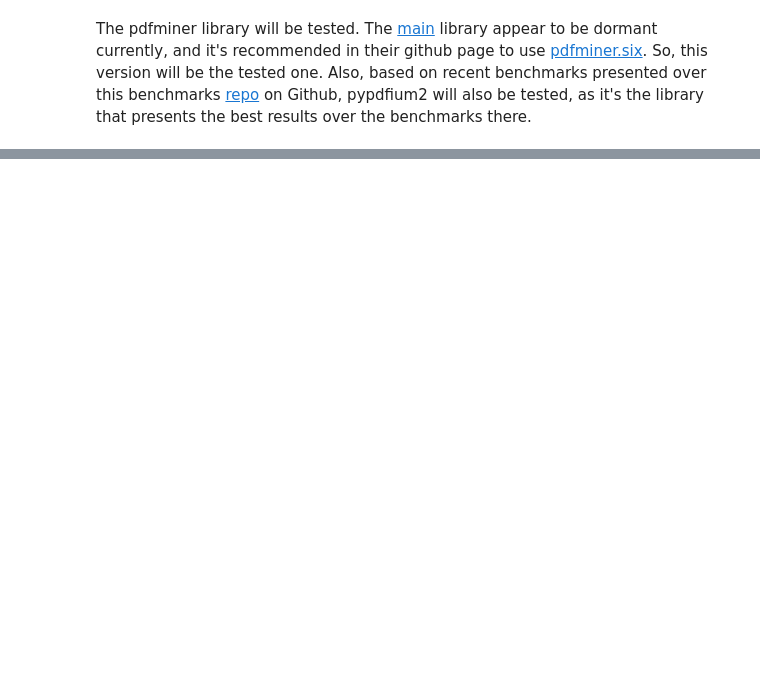
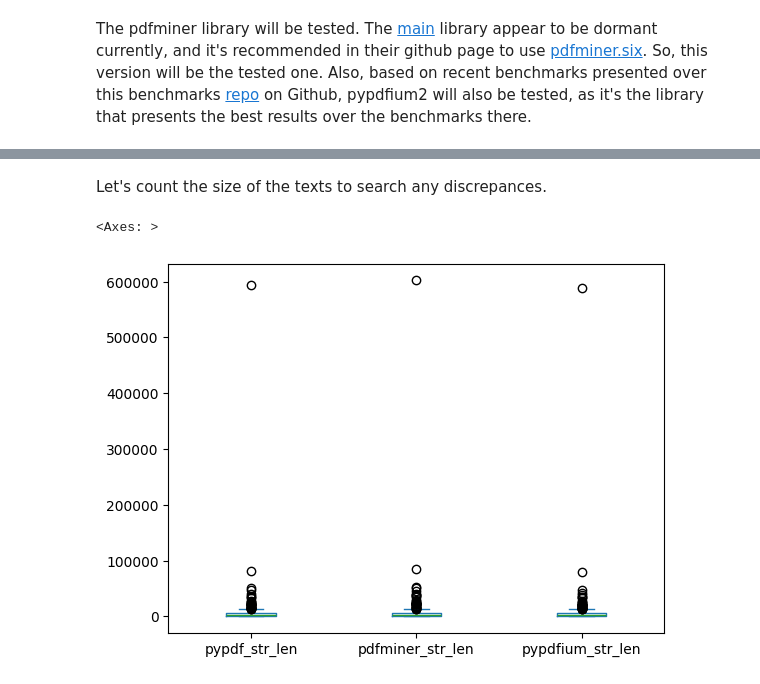
Before and after one commit to gbieul/sumarizacao-b3, a Jupyter notebook: notebooks/b3_scraper_explora.ipynb, the cells around one changed output, grey strips where cells are left out. Saved outputs shown, nothing was run; the diff lists cells and outputs as text; code cells hidden in the pictures; blank space fills up the shorter version.

Commit message:
Added some analysis regarding the initial raw texts

```diff
--- a/notebooks/b3_scraper_explora.ipynb
+++ b/notebooks/b3_scraper_explora.ipynb
@@ -21,5 +33,6 @@ def _fetch_page_content(page_num=1):
 # %%
 def _get_pdf_content(url):
+    """Helper function to scrape_b3 function."""
 
-  # ToDo - retry on except
-  return requests.get(url)
+      # ToDo - retry on except
+      return requests.get(url)
@@ -29,5 +39,13 @@ from random import randint
 # %%
 def scrape_b3(page_num):
+    """
+    Fetches communications from B3 website using BeautifulSoup.
+    This function is prepared to work with multiprocessing in order to
+    execute faster.
+    """
+    # This has been added in order to avoid apparent rate limits.
+    # Without this, the process would never end, being stuck at some
+    # random pagination number
     if page_num % 5 == 0:
         sleep(randint(0,10))
 
@@ -60,7 +78,17 @@ def scrape_b3(page_num):
         with open(file_name, 'wb') as f:
             f.write(pdf_bytes)
 
-        return pd.DataFrame(data, columns=["published_date", "published_title", "published_abstract", "published_subject", "url", "file_name"])
+        return pd.DataFrame(
+            data,
+            columns=[
+                "published_date",
+                "published_title",
+                "published_abstract",
+                "published_subject",
+                "url",
+                "file_name"
+            ]
+        )
 # %%
 num_processes = 4
 pagination = [i for i in range(1, 285)] # There are 284 pages as of 2023-10-29
@@ -210,0 +224,16 @@ pd.read_parquet("../data/list_b3_pdf_comparison.parquet")
+# %% [markdown]
+Let's count the size of the texts to search any discrepances.
+# %%
+libs = ["pypdf", "pdfminer", "pypdfium"]
+
+for lib in libs:
+    df_replaced[f"{lib}_str_len"] = df_replaced[f"{lib}_extraction"].str.len()
+# %%
+# Now, let's analyze how the text sizer differ between the libraries
+for lib_1, lib_2 in combinations(libs, 2):
+    df_replaced[f"{lib_1}_{lib_2}_diff"] = abs(df_replaced[f"{lib_1}_str_len"] - df_replaced[f"{lib_2}_str_len"] )
+# %%
+df_replaced[["pypdf_str_len", "pdfminer_str_len", "pypdfium_str_len"]].plot(kind="box")
+# %% [output]
+<Axes: >
+[figure, added]
```
Also changed, not shown: parts of 6 cells of this notebook, 2 other files.
